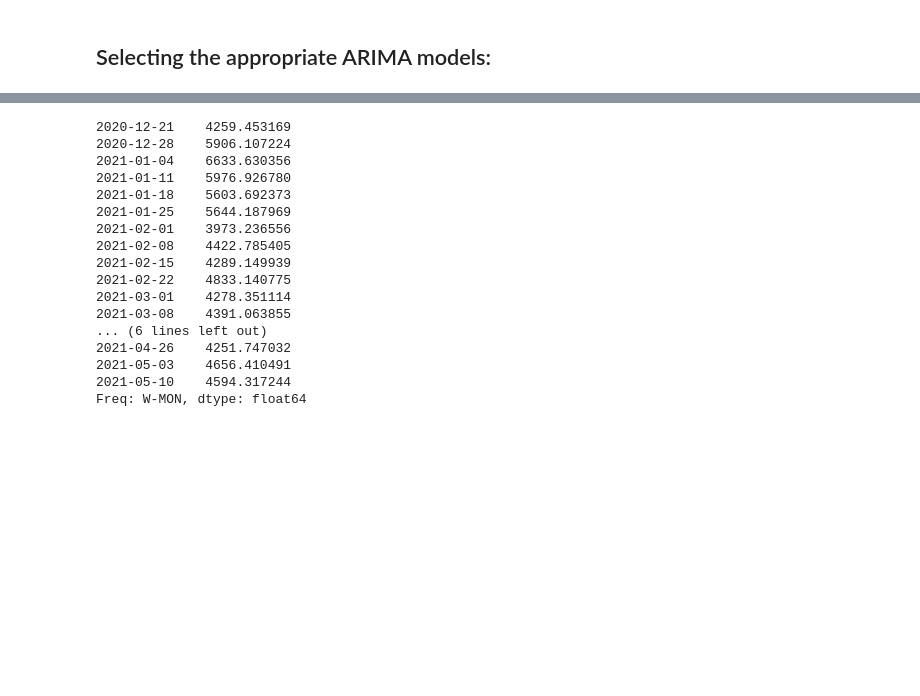
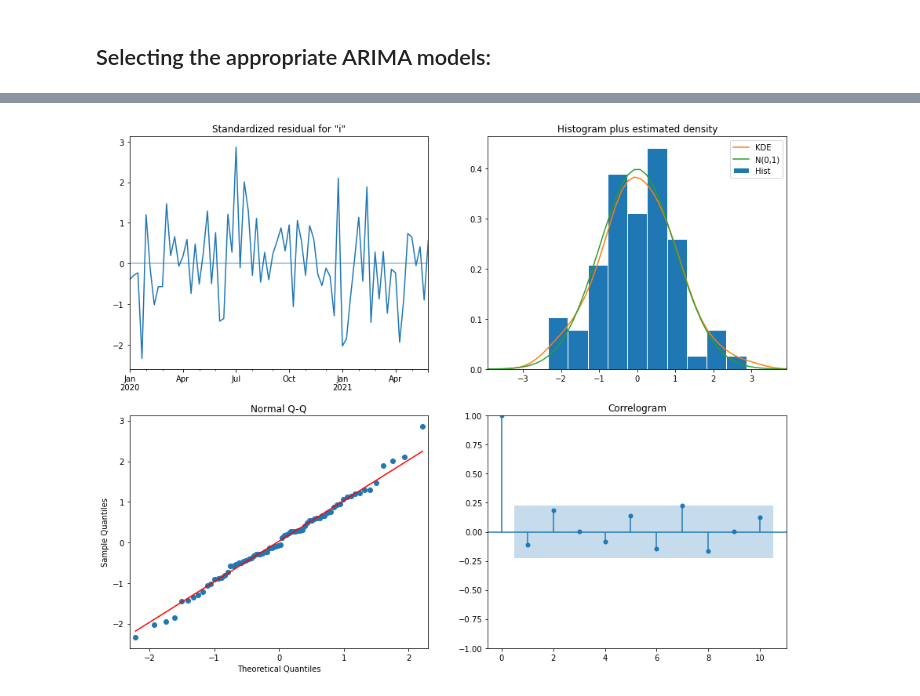
Before and after one commit to antonyebrown/Eve_TimeSeries, a Jupyter notebook: eve_timeseries.ipynb, the cells around one changed output, grey strips where cells are left out. Saved outputs shown, nothing was run; the diff lists cells and outputs as text; code cells hidden in the pictures; blank space fills up the shorter version.

Commit message:
Started forecasting data using the selected models.

```diff
--- a/eve_timeseries.ipynb
+++ b/eve_timeseries.ipynb
@@ -188,5 +172,5 @@ Total fit time: 0.814 seconds
 # %%
-auto_model = auto_arima(train, trace = True, error_action = 'warn', suppress_warnings = False,)
-auto_model.fit(train)
+imp_arima = auto_arima(imp_df, trace = True, error_action = 'warn', suppress_warnings = False,)
+imp_arima.fit(imp_df)
 # %% [output]
 Performing stepwise search to minimize aic
@@ -250,7 +214,10 @@ import warnings
 
 warnings.filterwarnings("ignore")
 # %%
-exogx = evedata_df[['northern_conflict', "war_begins", "fwst", "m2", "1dq_siege"]]
-fit1 = sm.tsa.ARIMA(imp_df, (1,0,0), exog = exogx).fit()
-print(fit1.summary())
+from statsmodels.tsa.arima.model import ARIMA
+
+exogx = evedata_df[['northern_conflict', "war_begins", "fwst", "m2", "1dq_siege", "1dq_ongoing"]].iloc[0:74]
+imp_fit=ARIMA(imp_df, exog = exogx, order=(1,0,0))
+imp_fit=imp_fit.fit()
+imp_fit.summary()
 # %% [output]
@@ -274,21 +248,5 @@ AR.1            1.4816           +0.0000j            1.4816            0.0000
-# %%
-ypred = fit1.predict(start = 50, end = 70, exog = exogx)
-print(ypred)
-# %% [output]
-2020-12-21    4259.453169
-2020-12-28    5906.107224
-2021-01-04    6633.630356
-2021-01-11    5976.926780
-2021-01-18    5603.692373
-2021-01-25    5644.187969
-2021-02-01    3973.236556
-2021-02-08    4422.785405
-2021-02-15    4289.149939
-2021-02-22    4833.140775
-2021-03-01    4278.351114
-2021-03-08    4391.063855
-... (6 lines left out)
-2021-04-26    4251.747032
-2021-05-03    4656.410491
-2021-05-10    4594.317244
-Freq: W-MON, dtype: float64
+# %%
+imp_fit.plot_diagnostics(figsize=(15, 12))
+plt.show()
+# %% [output]
+[figure, added]
```
Also changed, not shown: parts of 25 cells of this notebook, 1 other file.
